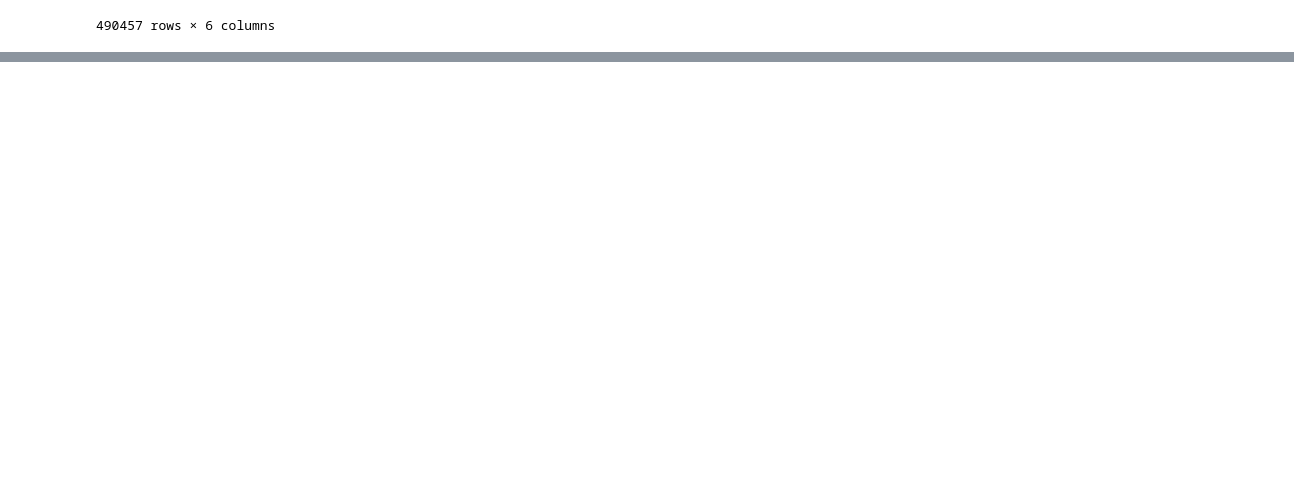
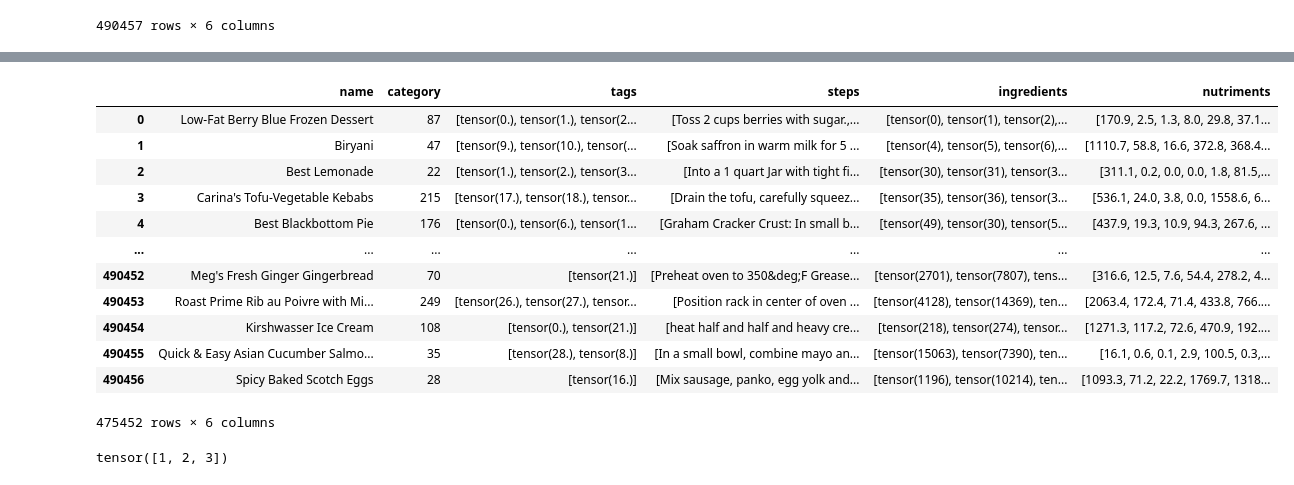
Before and after one commit to Kivy-Infoeducatie/Kivy-Research, a Jupyter notebook: research/embeddings/autoencoder_embeddings/autoencoder-embeddings-preprocessing.ipynb, the cells around one changed output, grey strips where cells are left out. Drawn from its saved outputs; the diff is of its cells as text; code cells hidden in the pictures; blank space fills up the shorter version.

```diff
--- a/research/embeddings/autoencoder_embeddings/autoencoder-embeddings-preprocessing.ipynb
+++ b/research/embeddings/autoencoder_embeddings/autoencoder-embeddings-preprocessing.ipynb
@@ -152,0 +280,6 @@ df
+# %%
+from torch.utils.data import DataLoader
+from embeddings.autoencoder_embeddings.recipe_dataset import RecipeDataset
+
+data['ingredients'] = data['ingredients'].progress_map(lambda ing: tensor(ing))
+data['tags'] = data['tags'].progress_map(lambda ing: tensor(ing))
@@ -152,0 +297,16 @@ df
+# %%
+data
+# %% [output]
+|  | name | category | tags | steps | ingredients | nutriments |
+| 0 | Low-Fat Berry Blue Frozen Dessert | 87 | [tensor(0.), tensor(1.), tensor(2... | [Toss 2 cups berries with sugar.,... | [tensor(0), tensor(1), tensor(2),... | [170.9, 2.5, 1.3, 8.0, 29.8, 37.1... |
+| 1 | Biryani | 47 | [tensor(9.), tensor(10.), tensor(... | [Soak saffron in warm milk for 5 ... | [tensor(4), tensor(5), tensor(6),... | [1110.7, 58.8, 16.6, 372.8, 368.4... |
+| 2 | Best Lemonade | 22 | [tensor(1.), tensor(2.), tensor(3... | [Into a 1 quart Jar with tight fi... | [tensor(30), tensor(31), tensor(3... | [311.1, 0.2, 0.0, 0.0, 1.8, 81.5,... |
+| 3 | Carina's Tofu-Vegetable Kebabs | 215 | [tensor(17.), tensor(18.), tensor... | [Drain the tofu, carefully squeez... | [tensor(35), tensor(36), tensor(3... | [536.1, 24.0, 3.8, 0.0, 1558.6, 6... |
+| 4 | Best Blackbottom Pie | 176 | [tensor(0.), tensor(6.), tensor(1... | [Graham Cracker Crust: In small b... | [tensor(49), tensor(30), tensor(5... | [437.9, 19.3, 10.9, 94.3, 267.6, ... |
+| ... | ... | ... | ... | ... | ... | ... |
+| 490452 | Meg's Fresh Ginger Gingerbread | 70 | [tensor(21.)] | [Preheat oven to 350&deg;F Grease... | [tensor(2701), tensor(7807), tens... | [316.6, 12.5, 7.6, 54.4, 278.2, 4... |
+| 490453 | Roast Prime Rib au Poivre with Mi... | 249 | [tensor(26.), tensor(27.), tensor... | [Position rack in center of oven ... | [tensor(4128), tensor(14369), ten... | [2063.4, 172.4, 71.4, 433.8, 766.... |
+| 490454 | Kirshwasser Ice Cream | 108 | [tensor(0.), tensor(21.)] | [heat half and half and heavy cre... | [tensor(218), tensor(274), tensor... | [1271.3, 117.2, 72.6, 470.9, 192.... |
+| 490455 | Quick & Easy Asian Cucumber Salmo... | 35 | [tensor(28.), tensor(8.)] | [In a small bowl, combine mayo an... | [tensor(15063), tensor(7390), ten... | [16.1, 0.6, 0.1, 2.9, 100.5, 0.3,... |
+| 490456 | Spicy Baked Scotch Eggs | 28 | [tensor(16.)] | [Mix sausage, panko, egg yolk and... | [tensor(1196), tensor(10214), ten... | [1093.3, 71.2, 22.2, 1769.7, 1318... |
+475452 rows × 6 columns
@@ -152,0 +315,4 @@ df
+# %%
+tensor([1, 2, 3])
+# %% [output]
+tensor([1, 2, 3])
```
Also changed, not shown: parts of 14 cells of this notebook, 13 other files.
